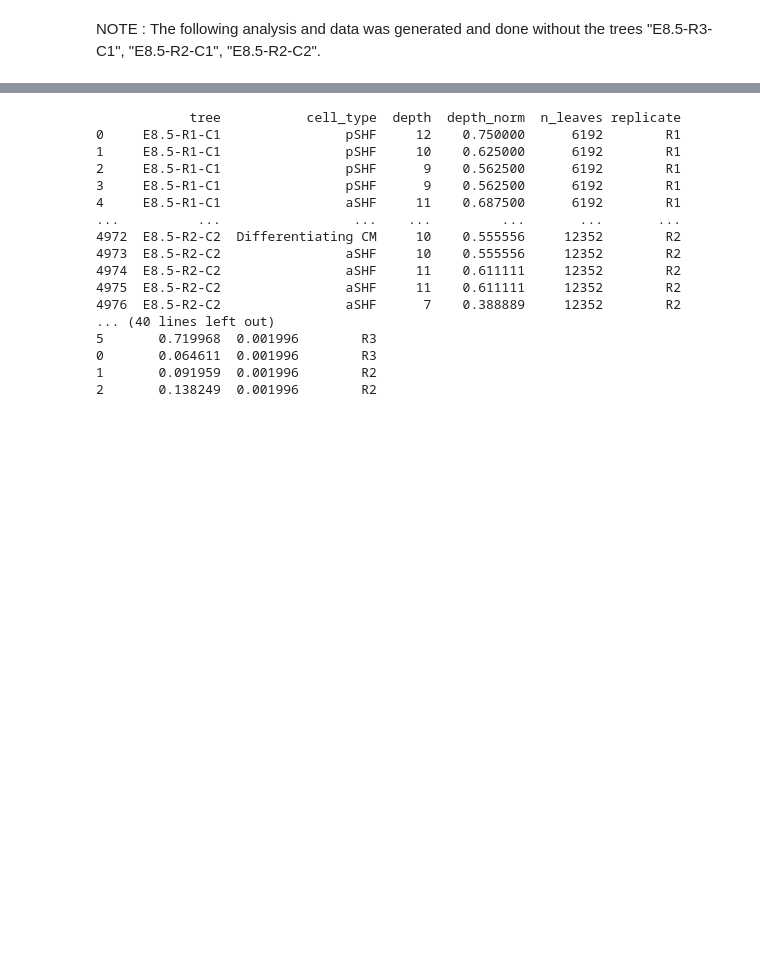
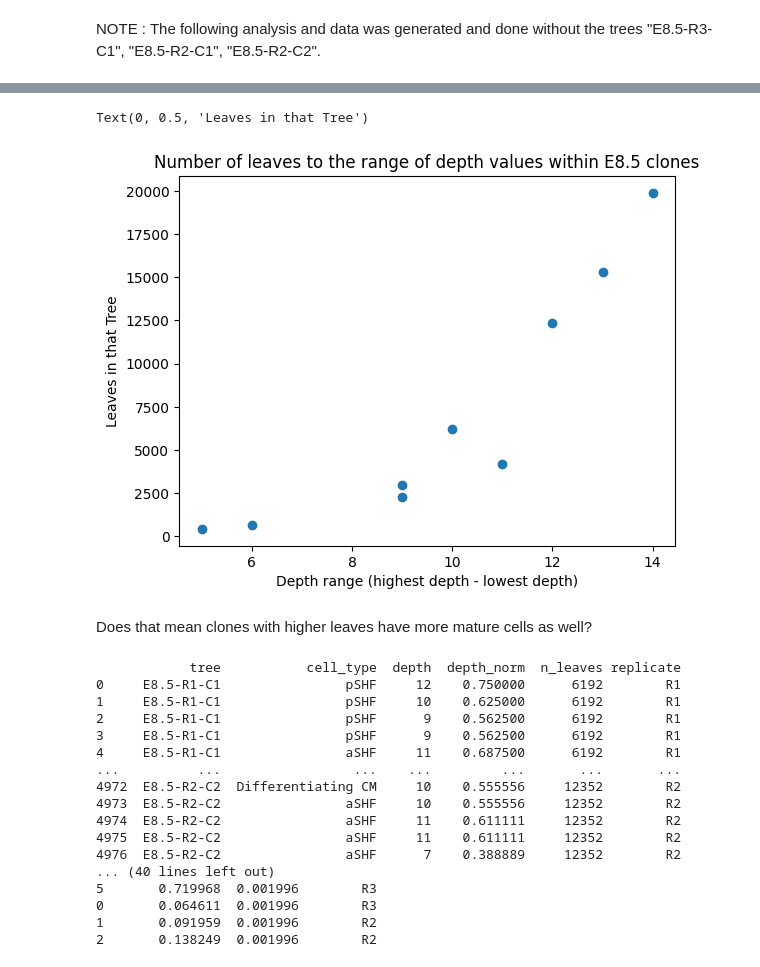
Before and after one commit to Oiya861028/Lineage_Tree_Construction, a Jupyter notebook: Cardiac_Analysis/Tree_Analysis_notebooks/celltype_depth_correlation_analysis.ipynb, the cells around one changed output, grey strips where cells are left out. Drawn from its saved outputs; the diff is of its cells as text; code cells hidden in the pictures; blank space fills up the shorter version.

Commit message:
added depth range count, and a conclusion on the drawbacks of the current method of aggregating for depth values

```diff
--- a/Cardiac_Analysis/Tree_Analysis_notebooks/celltype_depth_correlation_analysis.ipynb
+++ b/Cardiac_Analysis/Tree_Analysis_notebooks/celltype_depth_correlation_analysis.ipynb
@@ -27,3 +27,7 @@ df_permutation = pd.read_csv(output_path_data + "permutation_all_trees.csv")
 df_leaf_depth = pd.concat([df_leaf_depth, pd.read_csv(output_path_data + "to_be_concatted/leaf_depth_all_trees.csv")])
 df_resolution = pd.concat([df_resolution, pd.read_csv(output_path_data + "to_be_concatted/resolution_all_trees.csv")])
 df_permutation = pd.concat([df_permutation, pd.read_csv(output_path_data + "to_be_concatted/permutation_all_trees.csv")])
+# %%
+n_leaves = df_resolution.groupby('tree')['n_leaves'].sum()
+# %%
+depth = df_leaf_depth.groupby("tree")['depth'].agg(lambda x: x.max() - x.min())
@@ -30,3 +48,13 @@ df_permutation = pd.concat([df_permutation, pd.read_csv(output_path_data + "to_b
+# %%
+plt.scatter(x=depth.tolist(), y = n_leaves.tolist())
+plt.title("Number of leaves to the range of depth values within E8.5 clones")
+plt.xlabel("Depth range (highest depth - lowest depth)")
+plt.ylabel("Leaves in that Tree")
+# %% [output]
+Text(0, 0.5, 'Leaves in that Tree')
+[figure, added]
+# %% [markdown]
+Does that mean clones with higher leaves have more mature cells as well?
 # %%
 # add replicate column (adjust split logic to your actual naming, e.g. "E8.5-R3-C1" -> "R3")
 for df in [df_leaf_depth, df_resolution, df_permutation]:
```
Also changed, not shown: parts of 2 cells of this notebook.
